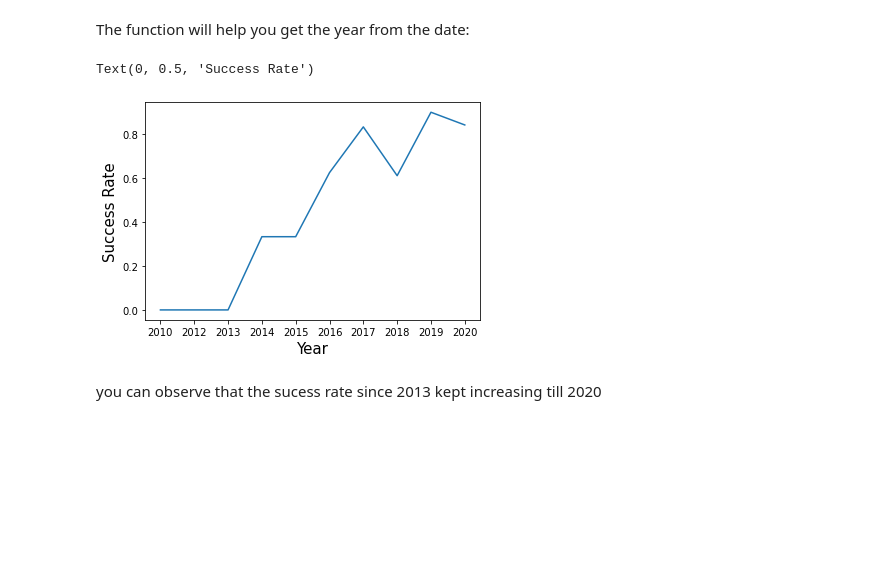
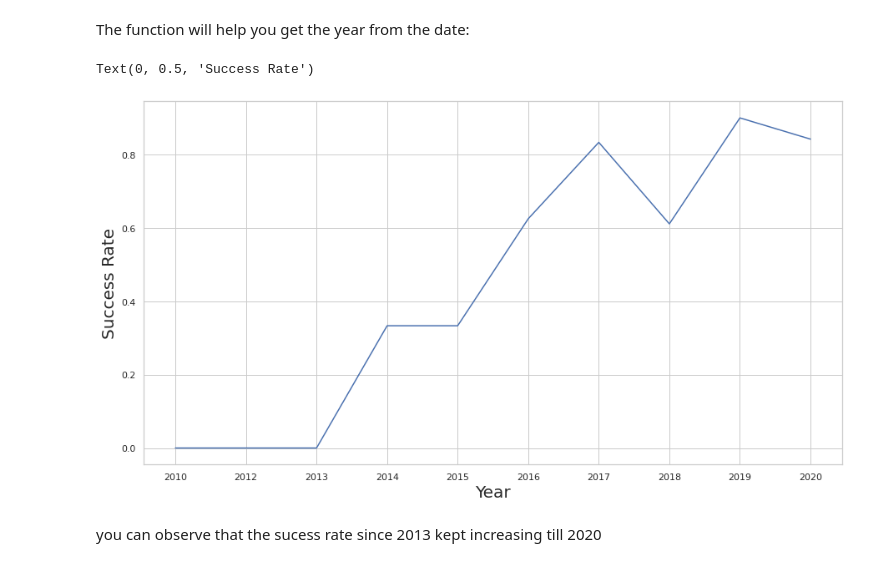
Before and after one commit to abessmer/SpaceX, a Jupyter notebook: EDA with Data Visualization.ipynb, the cells around one changed output. Cells and saved outputs as stored; diff of their text form; code cells hidden in the pictures; blank space fills up the shorter version.

```diff
--- a/EDA with Data Visualization.ipynb
+++ b/EDA with Data Visualization.ipynb
@@ -108,6 +129,11 @@ Next, we want to visually check if there are any relationship between success ra
 Let's create a `bar chart` for the sucess rate of each orbit
 # %%
 av_class = df.groupby(['Orbit'])['Class'].mean().to_frame(name='Count').reset_index()
+av_class = av_class.sort_values(['Count']).reset_index()
 av_class
-sns.barplot(x='Orbit',y='Count', data=av_class)
+plt.figure(figsize=(15,8))
+ax = sns.set_theme(style="whitegrid")
+ax = sns.barplot(x='Orbit', y='Count', data=av_class, palette='Blues')
+plt.xlabel('Orbit Type', fontsize=20)
+plt.ylabel('Success Rate', fontsize=20)
 # %% [output]
@@ -160,13 +190,13 @@ year_rate = pd.DataFrame(year_rate)
 df_year = year_rate.groupby('Year')['Class'].mean().to_frame(name='SuccessRate').reset_index()
 # %%
 # Plot a line chart with x axis to be the extracted year and y axis to be the success rate
-
-sns.lineplot(x='Year',y='SuccessRate',data=df_year)
-plt.xlabel('Year', fontsize=15)
-plt.ylabel('Success Rate', fontsize=15)
+plt.figure(figsize=(15,8))
+ax = sns.lineplot(x='Year',y='SuccessRate',data=df_year)
+plt.xlabel('Year', fontsize=20)
+plt.ylabel('Success Rate', fontsize=20)
 # %% [output]
 Text(0, 0.5, 'Success Rate')
-[figure, old version]
+[figure, new version]
 # %% [markdown]
 you can observe that the sucess rate since 2013 kept increasing till 2020
 # %% [markdown]
```
Also changed, not shown: parts of 8 cells of this notebook.
